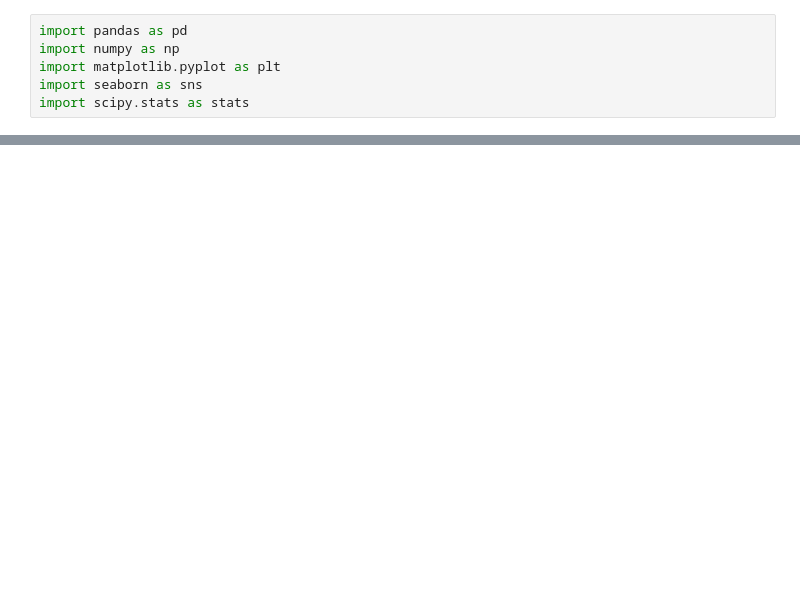
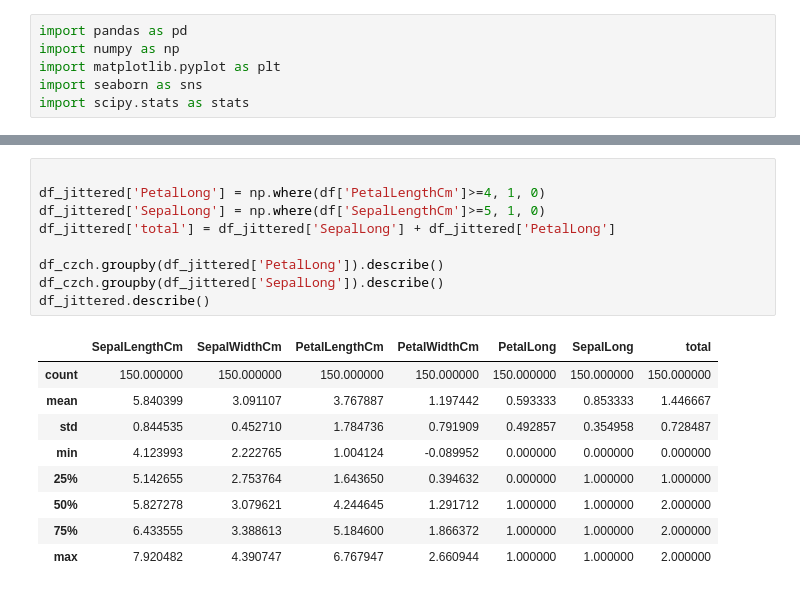
Before and after one commit to Kingbigtiger/class-studies, a Jupyter notebook: Unit 2.1.8 BootCamp Drill Preparing a dataset for modeling.ipynb, the cells around one changed output, grey strips where cells are left out. Cells and saved outputs as stored; diff of their text form; blank space fills up the shorter version.

```diff
--- a/Unit 2.1.8 BootCamp Drill Preparing a dataset for modeling.ipynb
+++ b/Unit 2.1.8 BootCamp Drill Preparing a dataset for modeling.ipynb
@@ -68,0 +66,19 @@ ValueError: zero-size array to reduction operation minimum which has no identity
+# %%
+
+df_jittered['PetalLong'] = np.where(df['PetalLengthCm']>=4, 1, 0)
+df_jittered['SepalLong'] = np.where(df['SepalLengthCm']>=5, 1, 0)
+df_jittered['total'] = df_jittered['SepalLong'] + df_jittered['PetalLong']
+
+df_czch.groupby(df_jittered['PetalLong']).describe()
+df_czch.groupby(df_jittered['SepalLong']).describe()
+df_jittered.describe()
+# %% [output]
+|  | SepalLengthCm | SepalWidthCm | PetalLengthCm | PetalWidthCm | PetalLong | SepalLong | total |
+| count | 150.000000 | 150.000000 | 150.000000 | 150.000000 | 150.000000 | 150.000000 | 150.000000 |
+| mean | 5.840399 | 3.091107 | 3.767887 | 1.197442 | 0.593333 | 0.853333 | 1.446667 |
+| std | 0.844535 | 0.452710 | 1.784736 | 0.791909 | 0.492857 | 0.354958 | 0.728487 |
+| min | 4.123993 | 2.222765 | 1.004124 | -0.089952 | 0.000000 | 0.000000 | 0.000000 |
+| 25% | 5.142655 | 2.753764 | 1.643650 | 0.394632 | 0.000000 | 1.000000 | 1.000000 |
+| 50% | 5.827278 | 3.079621 | 4.244645 | 1.291712 | 1.000000 | 1.000000 | 2.000000 |
+| 75% | 6.433555 | 3.388613 | 5.184600 | 1.866372 | 1.000000 | 1.000000 | 2.000000 |
+| max | 7.920482 | 4.390747 | 6.767947 | 2.660944 | 1.000000 | 1.000000 | 2.000000 |
```
Also changed, not shown: parts of 2 cells of this notebook.
